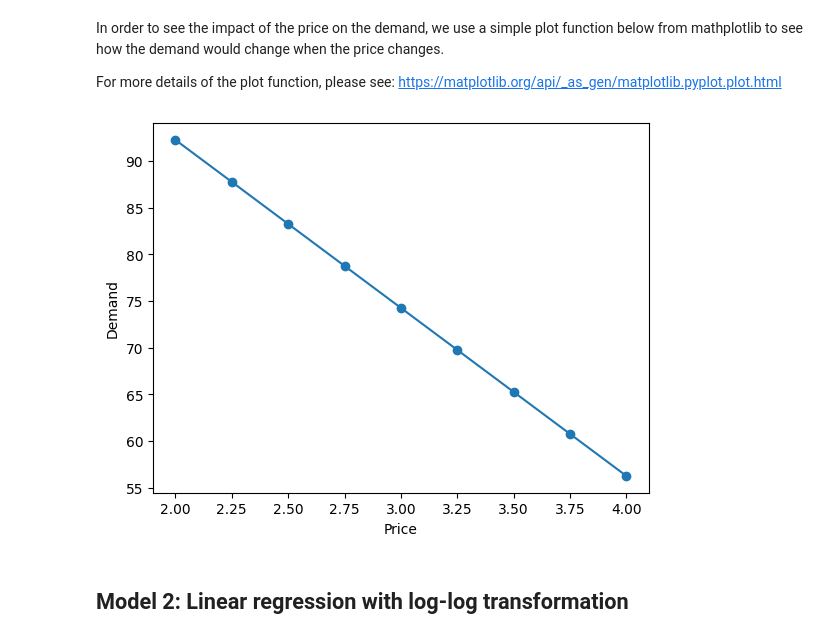
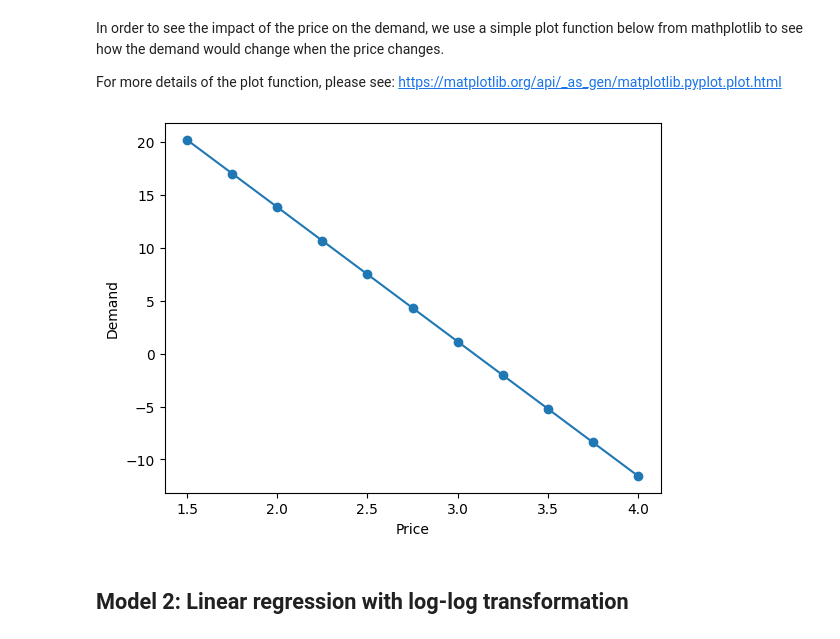
Before and after one commit to acedesci/scanalytics, a Jupyter notebook: EN/S08_09_Retail_Analytics/S8_Simple_Retail_Demand_Models.ipynb, the cells around one changed output. Saved outputs shown, nothing was run; the diff lists cells and outputs as text; code cells hidden in the pictures.

```diff
--- a/EN/S08_09_Retail_Analytics/S8_Simple_Retail_Demand_Models.ipynb
+++ b/EN/S08_09_Retail_Analytics/S8_Simple_Retail_Demand_Models.ipynb
@@ -103,10 +108,10 @@ We then organize the data by 'UPC.' The model presented here only runs on a pred
 
 Here we select only **one** upc to run the model.
 # %%
-feature_list = ['PRICE', 'FEATURE', 'DISPLAY','TPR_ONLY','RELPRICE']
+feature_list = ['PRICE', 'FEATURE', 'DISPLAY','TPR_ONLY']
 
 productList = salesCereals['UPC'].unique()
-upc = 1600027528
+upc = 1111085319
 
 X = salesCereals.loc[salesCereals['UPC']==upc][feature_list]
 y = salesCereals.loc[salesCereals['UPC']==upc]['UNITS']
@@ -141,21 +146,21 @@ In order to see the impact of the price on the demand, we use a simple plot func
 
 For more details of the plot function, please see: https://matplotlib.org/api/_as_gen/matplotlib.pyplot.plot.html
 # %%
-prices = [2.0, 2.25, 2.5, 2.75, 3.0, 3.25, 3.5, 3.75, 4.0]
+prices = [1.5, 1.75, 2.0, 2.25, 2.5, 2.75, 3.0, 3.25, 3.5, 3.75, 4.0]
 input_x = []
 
 # generate inputs for the plot using simple feature values and varying price points
 for p in prices:
-  input_x.append([p, 0, 0, 0, 1.0])
+  input_x.append([p, 0, 0, 0])
 
 # obtain the predicted demands
 predict_y = regr.predict(input_x)
 plt.plot(prices, predict_y, marker='o')
 plt.xlabel('Price')
 plt.ylabel('Demand')
 plt.show()
 # %% [output]
-[figure, old version]
+[figure, new version]
 # %% [markdown]
 ## Model 2: Linear regression with log-log transformation
 # %% [markdown]
```
Also changed, not shown: parts of 28 cells of this notebook.
